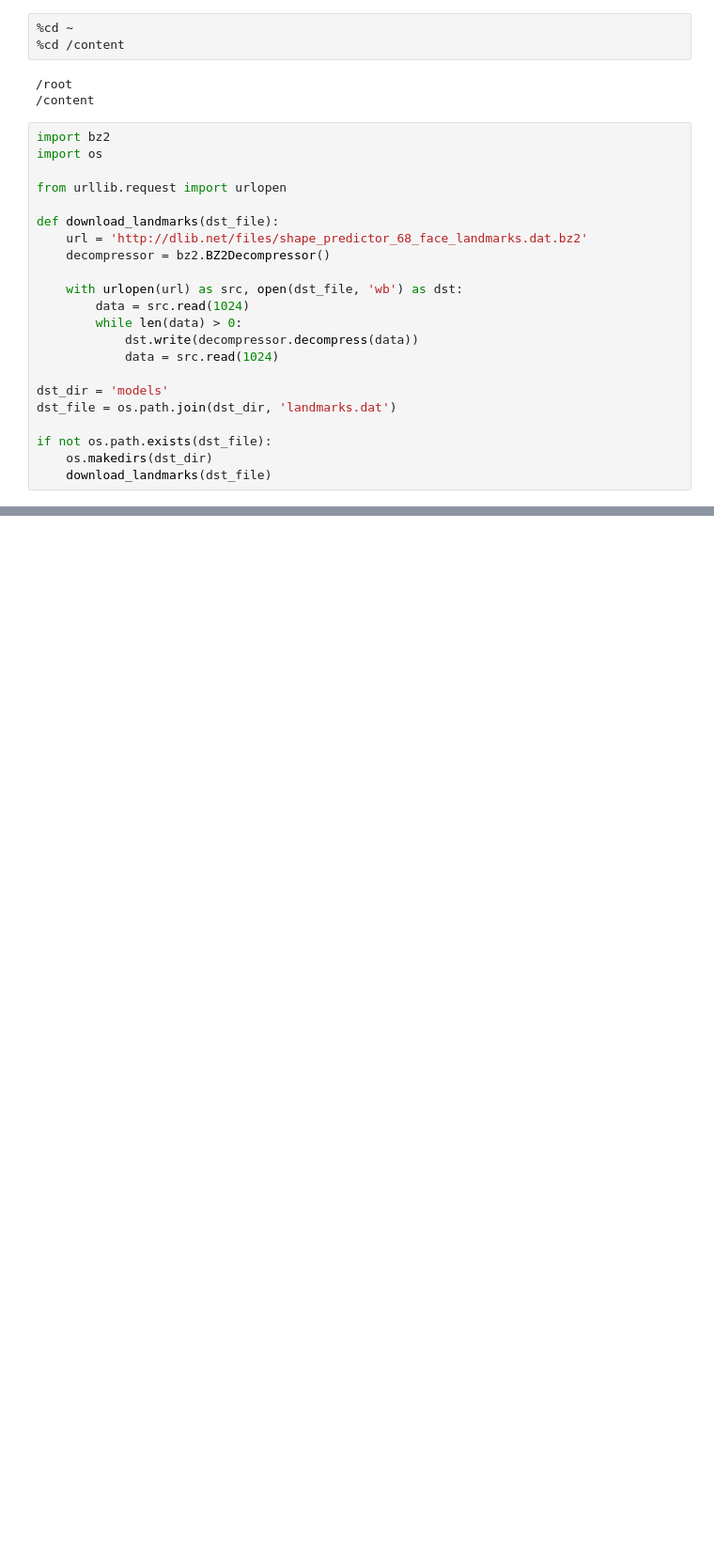
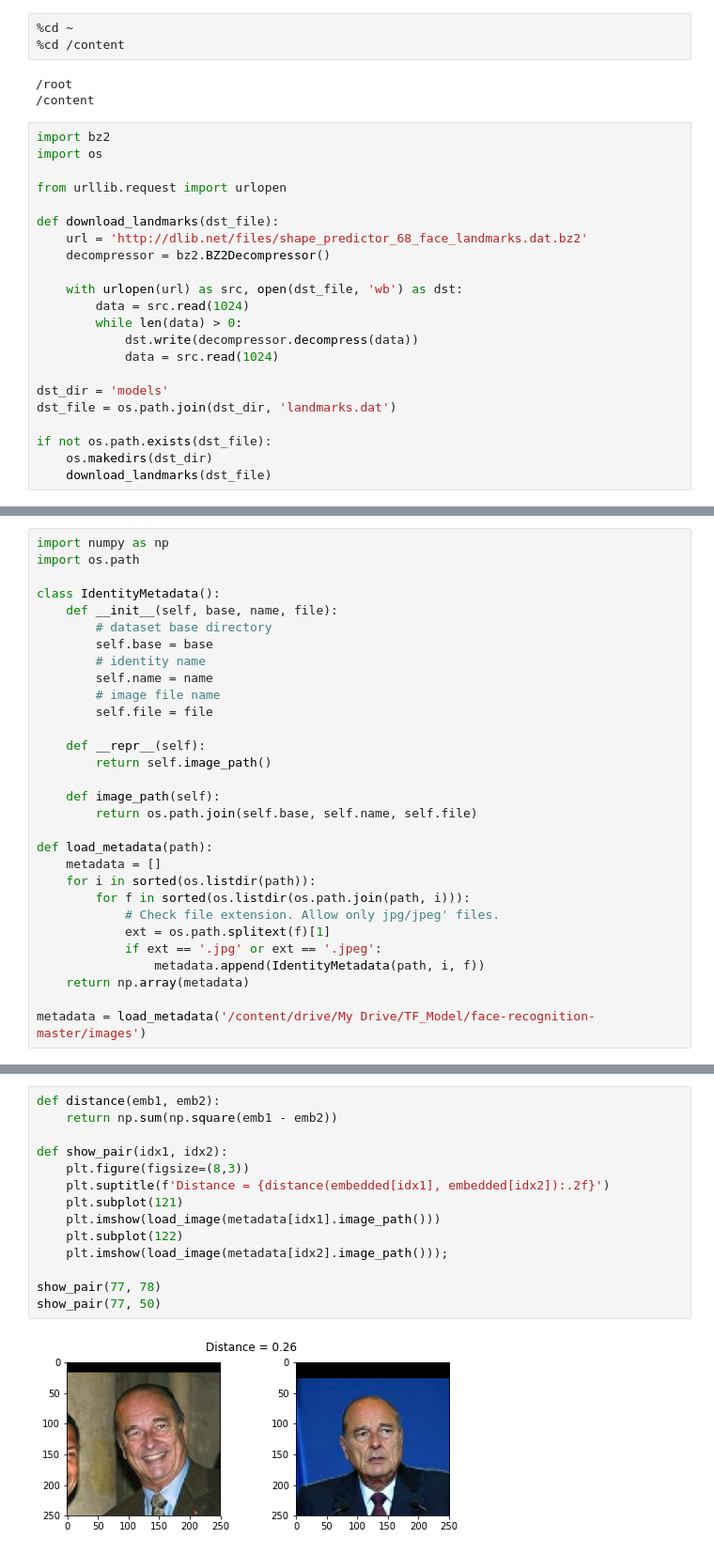
Before and after one commit to Subhraj07/Machine_Learning_Models, a Jupyter notebook: MLpractice/CEREBRINOCS/FD.ipynb, the cells around one changed output, grey strips where cells are left out. Shown: that part at 94% size. Cells and saved outputs as stored; diff of their text form; blank space fills up the shorter version.

```diff
--- a/MLpractice/CEREBRINOCS/FD.ipynb
+++ b/MLpractice/CEREBRINOCS/FD.ipynb
@@ -525,0 +605,30 @@ AttributeError: ignored
+# %%
+import numpy as np
+import os.path
+
+class IdentityMetadata():
+    def __init__(self, base, name, file):
+        # dataset base directory
+        self.base = base
+        # identity name
+        self.name = name
+        # image file name
+        self.file = file
+
+    def __repr__(self):
+        return self.image_path()
+
+    def image_path(self):
+        return os.path.join(self.base, self.name, self.file)
+
+def load_metadata(path):
+    metadata = []
+    for i in sorted(os.listdir(path)):
+        for f in sorted(os.listdir(os.path.join(path, i))):
+            # Check file extension. Allow only jpg/jpeg' files.
+            ext = os.path.splitext(f)[1]
+            if ext == '.jpg' or ext == '.jpeg':
+                metadata.append(IdentityMetadata(path, i, f))
+    return np.array(metadata)
+
+metadata = load_metadata('/content/drive/My Drive/TF_Model/face-recognition-master/images')
@@ -525,0 +853,16 @@ AttributeError: ignored
+# %%
+def distance(emb1, emb2):
+    return np.sum(np.square(emb1 - emb2))
+
+def show_pair(idx1, idx2):
+    plt.figure(figsize=(8,3))
+    plt.suptitle(f'Distance = {distance(embedded[idx1], embedded[idx2]):.2f}')
+    plt.subplot(121)
+    plt.imshow(load_image(metadata[idx1].image_path()))
+    plt.subplot(122)
+    plt.imshow(load_image(metadata[idx2].image_path()));
+
+show_pair(77, 78)
+show_pair(77, 50)
+# %% [output]
+[figure, added]
```
Also changed, not shown: parts of 17 cells of this notebook.
